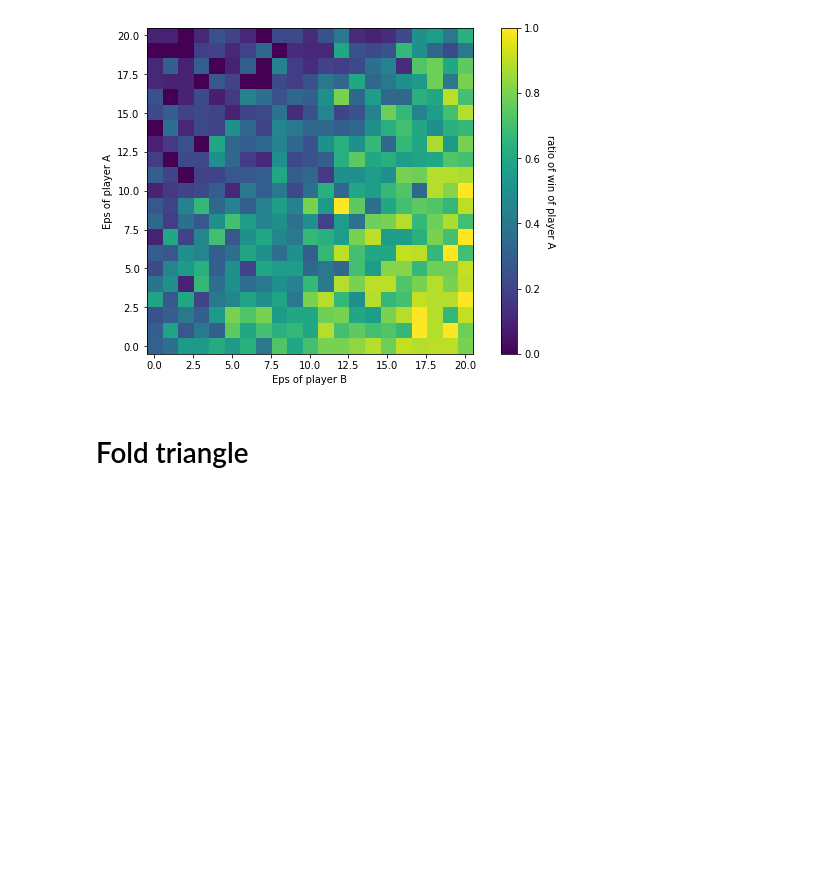
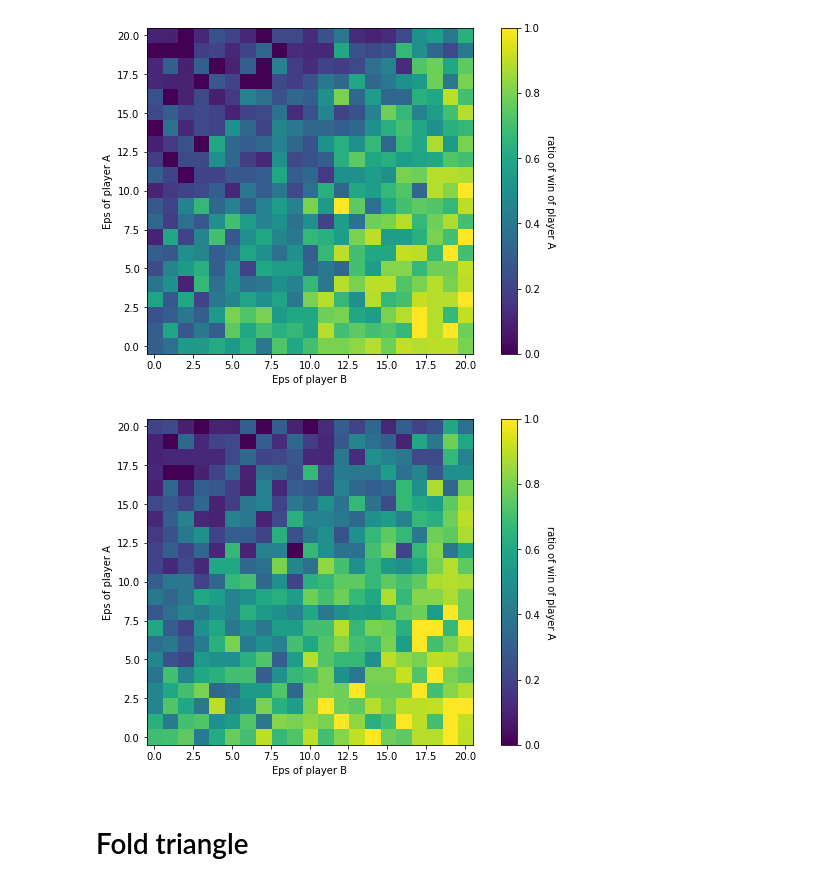
Before and after one commit to C4ptainCrunch/thesis, a Jupyter notebook: source/notebooks/plot-eps.ipynb, the cells around one changed output. Drawn from its saved outputs; the diff is of its cells as text; code cells hidden in the pictures; blank space fills up the shorter version.

```diff
--- a/source/notebooks/plot-eps.ipynb
+++ b/source/notebooks/plot-eps.ipynb
@@ -89,6 +89,20 @@ Text(0.5, 0, 'Eps of player B')
 [figure]
 # %%
 mat = player_win/total_matches
+# %%
+plt.figure(figsize=(10, 6))
+
+plt.imshow((1 - np.transpose(mat)), origin='lower')
+
+cb = plt.colorbar()
+cb.set_label('ratio of win of player A', rotation=270)
+cb.ax.get_yaxis().labelpad = 15
+
+plt.ylabel("Eps of player A")
+plt.xlabel("Eps of player B");
+plt.savefig("plot-eps.png")
+# %% [output]
+[figure, added]
 # %% [markdown]
 # Fold triangle
 # %%
```
Also changed, not shown: 5 other files.
